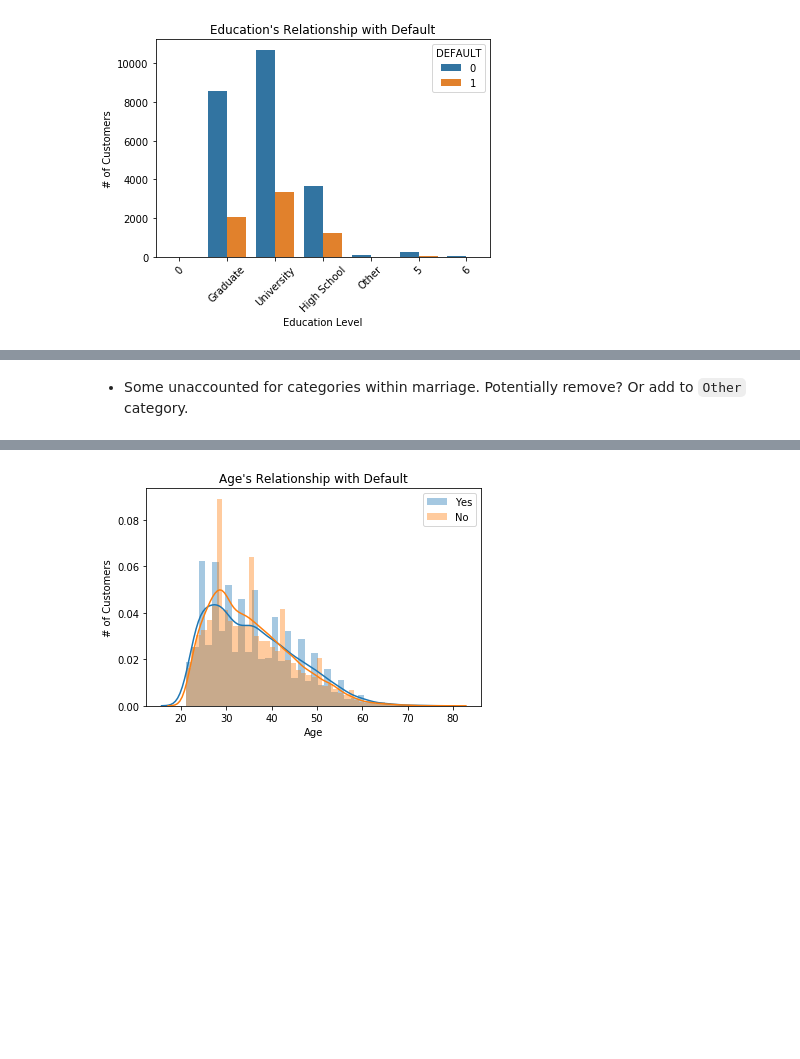
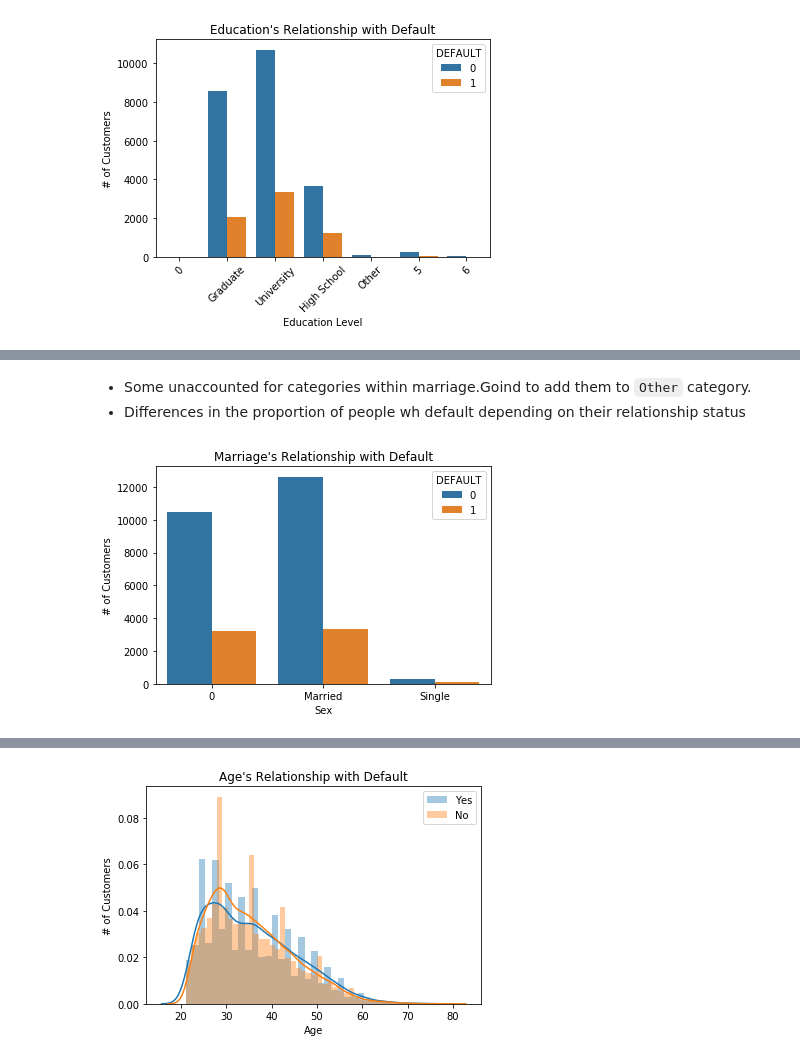
Before and after one commit to everittB/Credit_Default_Classification, a Jupyter notebook: src/default_classification.ipynb, the cells around one changed output, grey strips where cells are left out. Cells and saved outputs as stored; diff of their text form; code cells hidden in the pictures; blank space fills up the shorter version.

```diff
--- a/src/default_classification.ipynb
+++ b/src/default_classification.ipynb
@@ -187,2 +231,13 @@ pd.DataFrame(data_default.MARRIAGE.value_counts(sort=False))
 # %% [markdown]
-- Some unaccounted for categories within marriage. Potentially remove? Or add to `Other` category.
+- Some unaccounted for categories within marriage.Goind to add them to `Other` category.
+- Differences in the proportion of people wh default depending on their relationship status
+# %%
+data_default.loc[data_default.MARRIAGE == 0, 'MARRIAGE'] = 3
+plot_mar = sns.countplot(x='MARRIAGE', hue='DEFAULT', data=data_default)
+plt.xlabel("Sex")
+plt.ylabel("# of Customers")
+plt.title("Marriage's Relationship with Default")
+plot_mar.set_xticklabels(['0','Married','Single', 'Other'])
+plt.show()
+# %% [output]
+[figure, added]
```
Also changed, not shown: parts of 26 cells of this notebook.
